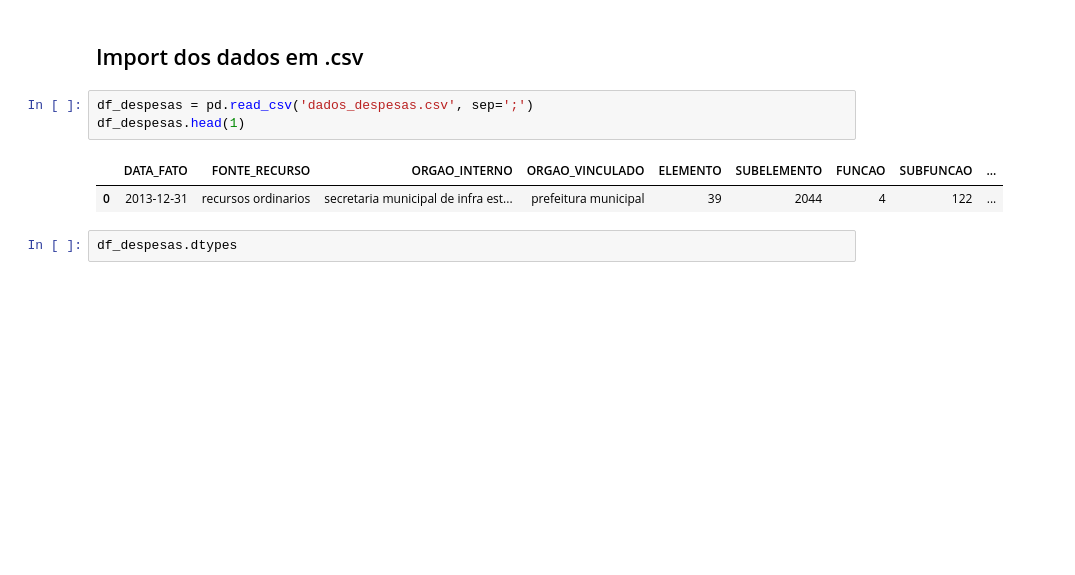
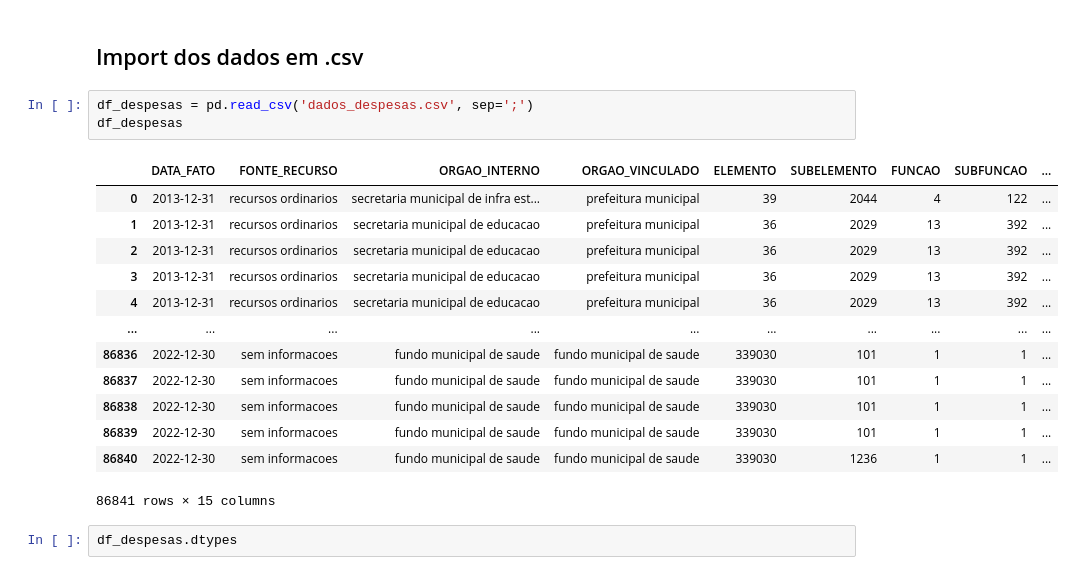
Before and after one commit to AllysonAbreu/dw_contas_publicas_2022, a Jupyter notebook: dea_despesas_dados_novos.ipynb, the cells around one changed output. Drawn from its saved outputs; the diff is of its cells as text; blank space fills up the shorter version.

```diff
--- a/dea_despesas_dados_novos.ipynb
+++ b/dea_despesas_dados_novos.ipynb
@@ -125,10 +219,21 @@ df_dados_ideb
 ## Import dos dados em .csv
 # %%
 df_despesas = pd.read_csv('dados_despesas.csv', sep=';')
-df_despesas.head(1)
+df_despesas
 # %% [output]
 |  | DATA_FATO | FONTE_RECURSO | ORGAO_INTERNO | ORGAO_VINCULADO | ELEMENTO | SUBELEMENTO | FUNCAO | SUBFUNCAO | ... |
 | 0 | 2013-12-31 | recursos ordinarios | secretaria municipal de infra est... | prefeitura municipal | 39 | 2044 | 4 | 122 | ... |
+| 1 | 2013-12-31 | recursos ordinarios | secretaria municipal de educacao | prefeitura municipal | 36 | 2029 | 13 | 392 | ... |
+| 2 | 2013-12-31 | recursos ordinarios | secretaria municipal de educacao | prefeitura municipal | 36 | 2029 | 13 | 392 | ... |
+| 3 | 2013-12-31 | recursos ordinarios | secretaria municipal de educacao | prefeitura municipal | 36 | 2029 | 13 | 392 | ... |
+| 4 | 2013-12-31 | recursos ordinarios | secretaria municipal de educacao | prefeitura municipal | 36 | 2029 | 13 | 392 | ... |
+| ... | ... | ... | ... | ... | ... | ... | ... | ... | ... |
+| 86836 | 2022-12-30 | sem informacoes | fundo municipal de saude | fundo municipal de saude | 339030 | 101 | 1 | 1 | ... |
+| 86837 | 2022-12-30 | sem informacoes | fundo municipal de saude | fundo municipal de saude | 339030 | 101 | 1 | 1 | ... |
+| 86838 | 2022-12-30 | sem informacoes | fundo municipal de saude | fundo municipal de saude | 339030 | 101 | 1 | 1 | ... |
+| 86839 | 2022-12-30 | sem informacoes | fundo municipal de saude | fundo municipal de saude | 339030 | 101 | 1 | 1 | ... |
+| 86840 | 2022-12-30 | sem informacoes | fundo municipal de saude | fundo municipal de saude | 339030 | 1236 | 1 | 1 | ... |
+86841 rows × 15 columns
 # %%
 df_despesas.dtypes
 # %% [output]
```
Also changed, not shown: parts of 11 cells of this notebook.
